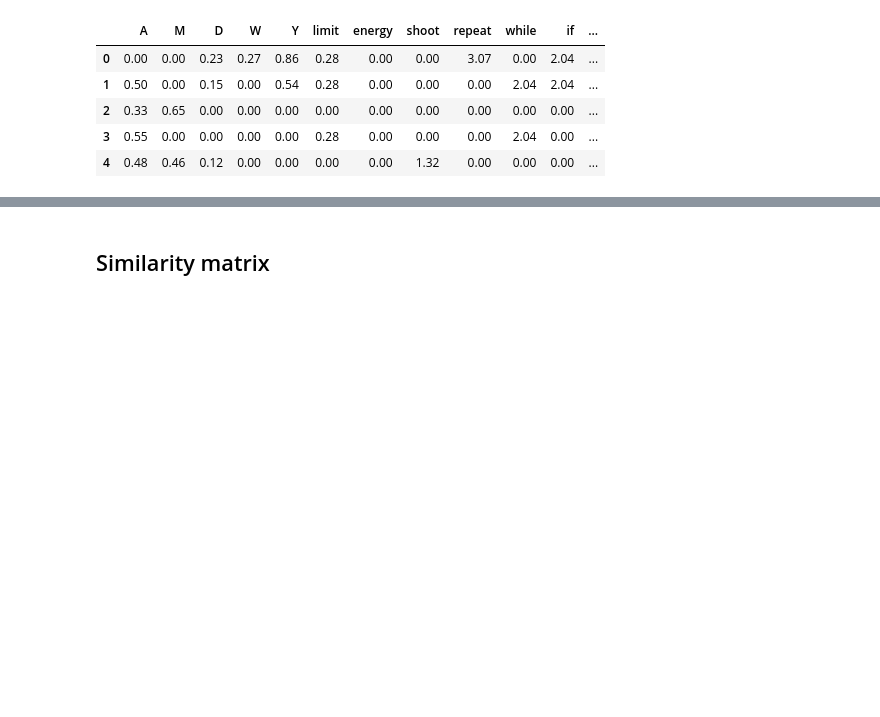
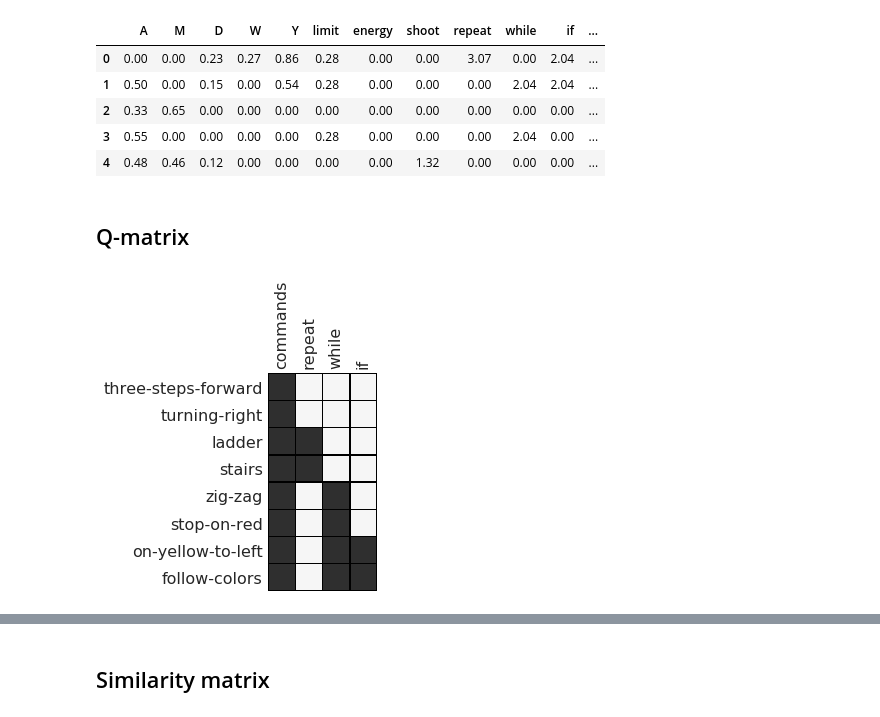
Before and after one commit to effa/flocs-thesis, a Jupyter notebook: analysis/similarity.ipynb, the cells around one changed output, grey strips where cells are left out. Cells and saved outputs as stored; diff of their text form; code cells hidden in the pictures; blank space fills up the shorter version.

Commit message:
Add Q-matrix and notes on domain modeling

```diff
--- a/analysis/similarity.ipynb
+++ b/analysis/similarity.ipynb
@@ -177,3 +177,33 @@ FEATURES.head()
 | 2 | 0.33 | 0.65 | 0.00 | 0.00 | 0.00 | 0.00 | 0.00 | 0.00 | 0.00 | 0.00 | 0.00 | ... |
 | 3 | 0.55 | 0.00 | 0.00 | 0.00 | 0.00 | 0.28 | 0.00 | 0.00 | 0.00 | 2.04 | 0.00 | ... |
 | 4 | 0.48 | 0.46 | 0.12 | 0.00 | 0.00 | 0.00 | 0.00 | 1.32 | 0.00 | 0.00 | 0.00 | ... |
+# %% [markdown]
+## Q-matrix
+# %%
+task_names = [
+    'three-steps-forward', 'turning-right',
+    'ladder', 'stairs',
+    'zig-zag', 'stop-on-red',
+    'on-yellow-to-left', 'follow-colors']
+concepts = [
+    'commands', 'repeat', 'while', 'if']
+# %%
+features = FEATURES.set_index(tasks.name)
+features = features.assign(commands=1.0)
+qmatrix = features.loc[task_names, concepts]
+qmatrix_binary = (qmatrix > 0.1).astype(int)
+ax = sns.heatmap(
+    qmatrix_binary,
+    vmin=-0.1, vmax=1.2,
+    cbar=False,
+    square=True,
+    linewidths=0.5,
+    linecolor='black',
+    cmap='Greys')
+ax.set_xlabel('')
+ax.set_ylabel('')
+ax.xaxis.tick_top()
+plt.xticks(rotation=90)
+ax.figure.savefig('../img/qmatrix-binary.pdf', bbox_inches='tight')
+# %% [output]
+[figure, added]
```
Also changed, not shown: parts of 3 cells of this notebook, 4 other files.
